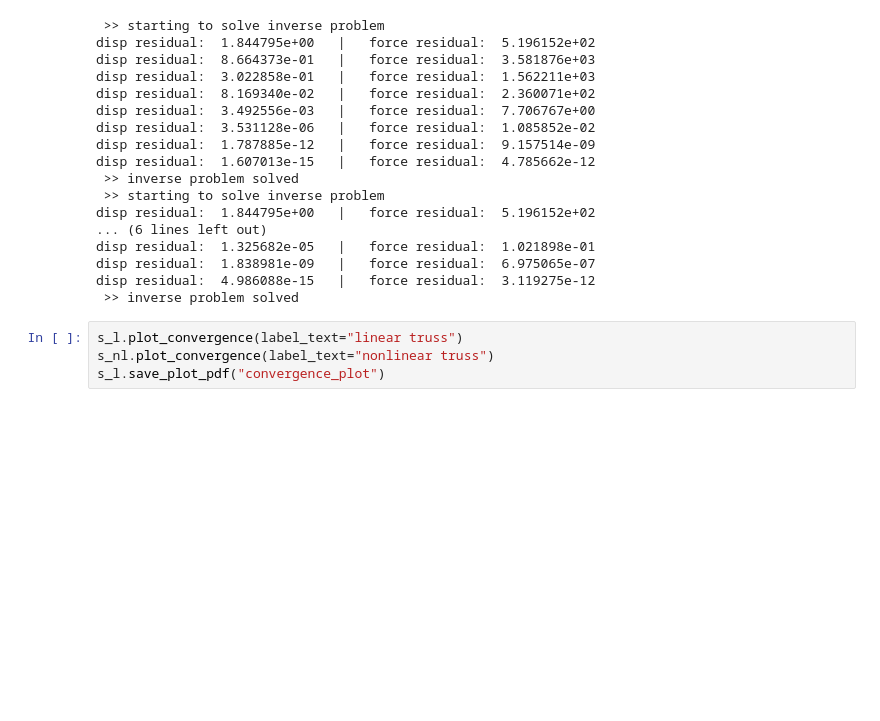
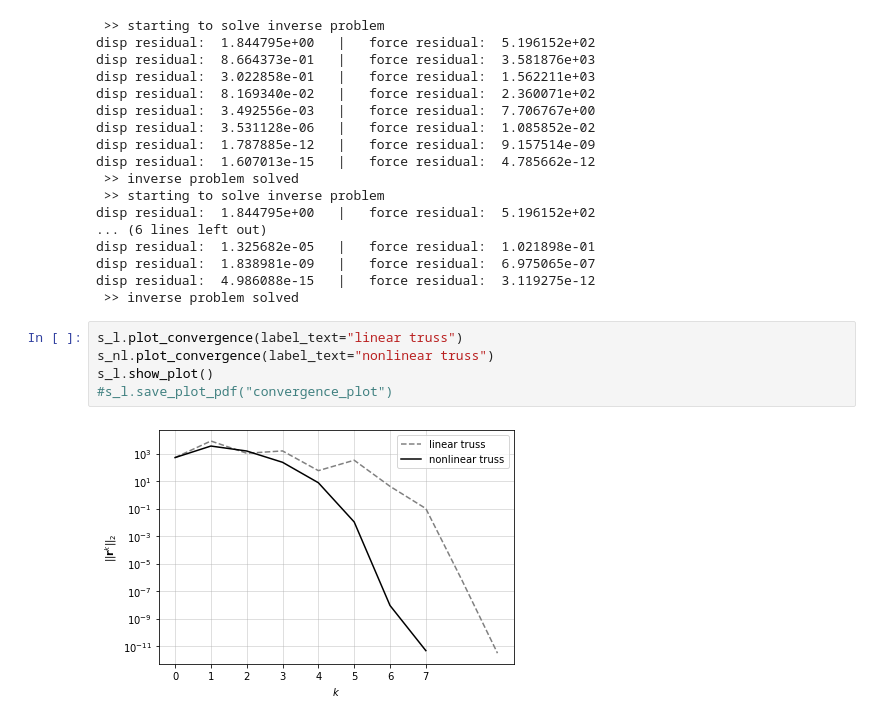
Before and after one commit to KlausBSautter/Find_Reference_Truss_3D, a Jupyter notebook: Example_4.ipynb, the cells around one changed output. Saved outputs shown, nothing was run; the diff lists cells and outputs as text; blank space fills up the shorter version.

```diff
--- a/Example_4.ipynb
+++ b/Example_4.ipynb
@@ -48,5 +48,8 @@ disp residual:  4.986088e-15   |   force residual:  3.119275e-12
 # %%
 s_l.plot_convergence(label_text="linear truss")
 s_nl.plot_convergence(label_text="nonlinear truss")
-s_l.save_plot_pdf("convergence_plot")
+s_l.show_plot()
+#s_l.save_plot_pdf("convergence_plot")
+# %% [output]
+[figure, added]
 # %%
```
Also changed, not shown: parts of 1 cell of this notebook, 7 other files.
